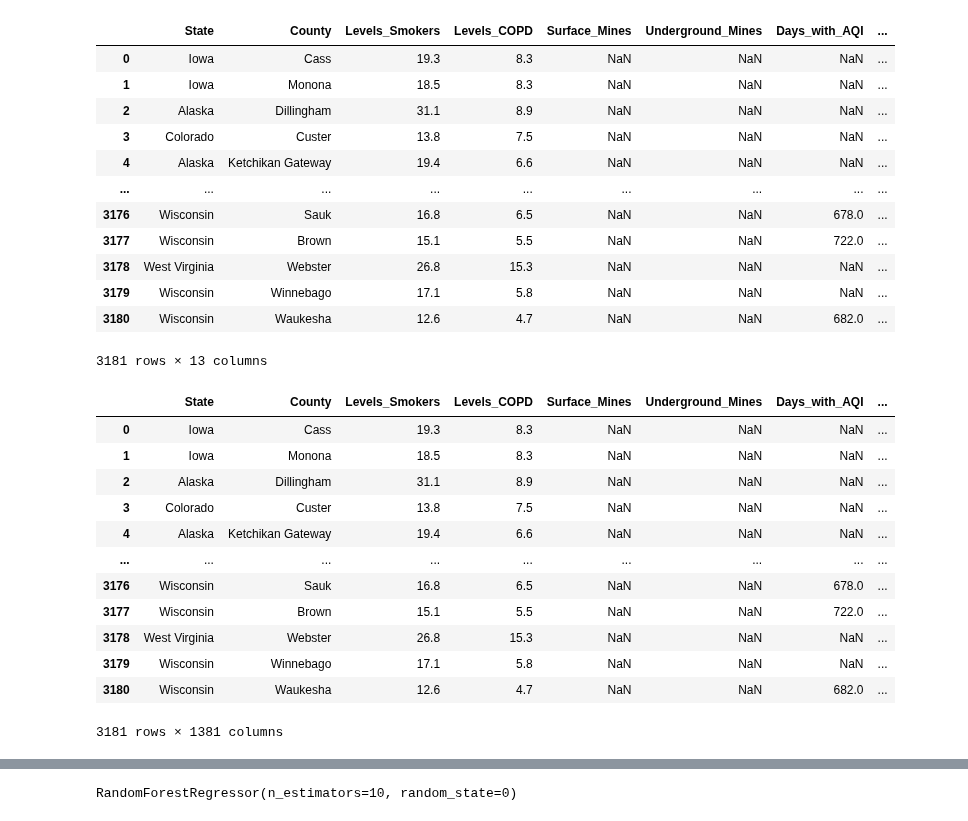
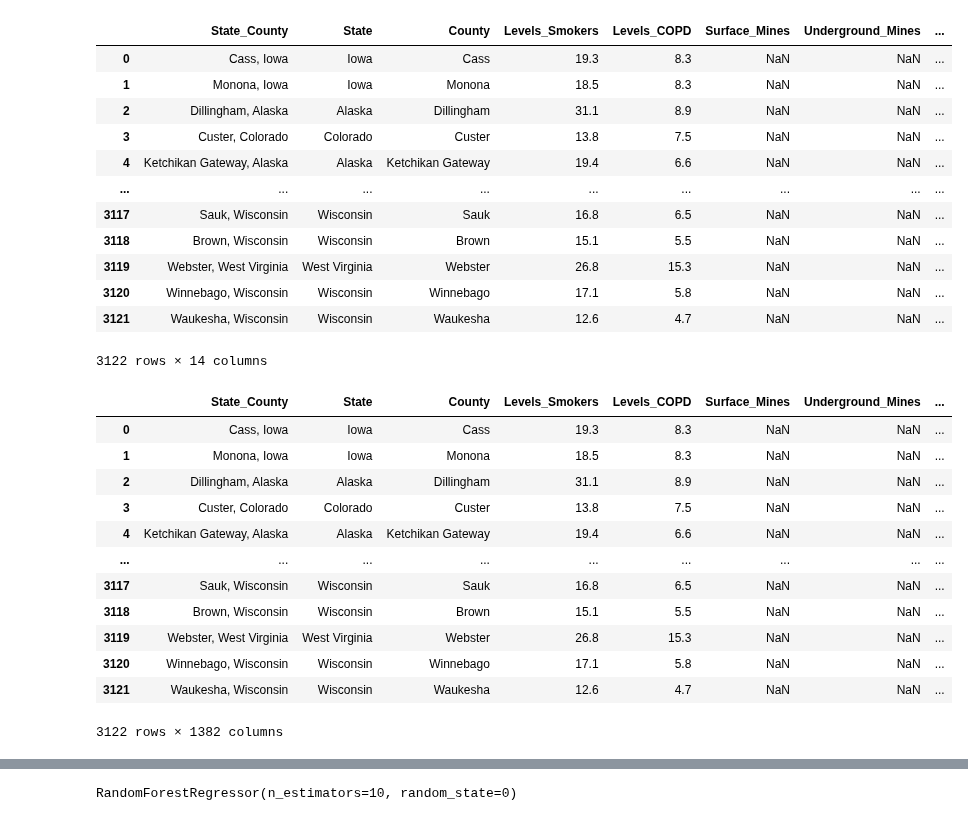
Before and after one commit to AvatarJoshi/copd_project, a Jupyter notebook: Machine_Learning/Random_Forest_Regression-Complex.ipynb, the cells around one changed output, grey strips where cells are left out. Saved outputs shown, nothing was run; the diff lists cells and outputs as text; code cells hidden in the pictures.

```diff
--- a/Machine_Learning/Random_Forest_Regression-Complex.ipynb
+++ b/Machine_Learning/Random_Forest_Regression-Complex.ipynb
@@ -9,6 +9,6 @@ from sklearn.preprocessing import LabelEncoder
 # %%
 # Import PLACES data
 places_df = pd.read_csv("./Resources/processed_PLACES_COPD.csv")
-places_df = places_df.drop(["State_County"], axis=1)
+# places_df = places_df.drop(["State_County"], axis=1)
 places_df.head()
 # %% [output]
@@ -21,6 +21,6 @@ places_df.head()
 # %%
 # Import Coal Mines data
 coal_df = pd.read_csv("./Resources/processed_Coal_Mines.csv")
-coal_df = coal_df.drop(["State_County"], axis=1)
+# coal_df = coal_df.drop(["State_County"], axis=1)
 coal_df.head()
 # %% [output]
@@ -33,6 +33,6 @@ coal_df.head()
 # %%
 # Import Air Quality data
 aqi_df = pd.read_csv("./Resources/processed_Decade_Air_Quality.csv")
-aqi_df = aqi_df.drop(["State_County"], axis=1)
+# aqi_df = aqi_df.drop(["State_County"], axis=1)
 aqi_df.head()
 # %% [output]
@@ -58,5 +58,5 @@ census_df.head()
 # %%
 # Merge places and coal dataframes
-merged_df = pd.merge(places_df, coal_df, on=["State", "County"], how="left")
+merged_df = pd.merge(places_df, coal_df, on=["State_County", "State", "County"], how="left")
 merged_df
 # %% [output]
@@ -76,39 +76,39 @@ merged_df
 # %%
 # Merge in the Air Quality data
-merged_df = pd.merge(merged_df, aqi_df, on=["State", "County"], how="left")
+merged_df = pd.merge(merged_df, aqi_df, on=["State_County", "State", "County"], how="left")
 merged_df
 # %% [output]
-|  | State | County | Levels_Smokers | Levels_COPD | Surface_Mines | Underground_Mines | Days_with_AQI | ... |
-| 0 | Iowa | Cass | 19.3 | 8.3 | NaN | NaN | NaN | ... |
-| 1 | Iowa | Monona | 18.5 | 8.3 | NaN | NaN | NaN | ... |
-| 2 | Alaska | Dillingham | 31.1 | 8.9 | NaN | NaN | NaN | ... |
-| 3 | Colorado | Custer | 13.8 | 7.5 | NaN | NaN | NaN | ... |
-| 4 | Alaska | Ketchikan Gateway | 19.4 | 6.6 | NaN | NaN | NaN | ... |
+|  | State_County | State | County | Levels_Smokers | Levels_COPD | Surface_Mines | Underground_Mines | ... |
+| 0 | Cass, Iowa | Iowa | Cass | 19.3 | 8.3 | NaN | NaN | ... |
+| 1 | Monona, Iowa | Iowa | Monona | 18.5 | 8.3 | NaN | NaN | ... |
+| 2 | Dillingham, Alaska | Alaska | Dillingham | 31.1 | 8.9 | NaN | NaN | ... |
+| 3 | Custer, Colorado | Colorado | Custer | 13.8 | 7.5 | NaN | NaN | ... |
+| 4 | Ketchikan Gateway, Alaska | Alaska | Ketchikan Gateway | 19.4 | 6.6 | NaN | NaN | ... |
 | ... | ... | ... | ... | ... | ... | ... | ... | ... |
-| 3176 | Wisconsin | Sauk | 16.8 | 6.5 | NaN | NaN | 678.0 | ... |
-| 3177 | Wisconsin | Brown | 15.1 | 5.5 | NaN | NaN | 722.0 | ... |
-| 3178 | West Virginia | Webster | 26.8 | 15.3 | NaN | NaN | NaN | ... |
-| 3179 | Wisconsin | Winnebago | 17.1 | 5.8 | NaN | NaN | NaN | ... |
-| 3180 | Wisconsin | Waukesha | 12.6 | 4.7 | NaN | NaN | 682.0 | ... |
+| 3117 | Sauk, Wisconsin | Wisconsin | Sauk | 16.8 | 6.5 | NaN | NaN | ... |
+| 3118 | Brown, Wisconsin | Wisconsin | Brown | 15.1 | 5.5 | NaN | NaN | ... |
+| 3119 | Webster, West Virginia | West Virginia | Webster | 26.8 | 15.3 | NaN | NaN | ... |
+| 3120 | Winnebago, Wisconsin | Wisconsin | Winnebago | 17.1 | 5.8 | NaN | NaN | ... |
+| 3121 | Waukesha, Wisconsin | Wisconsin | Waukesha | 12.6 | 4.7 | NaN | NaN | ... |
-3181 rows × 13 columns
+3122 rows × 14 columns
 # %%
 # Merge in the census data
-merged_df = pd.merge(merged_df, census_df, on=["State", "County"], how="left")
+merged_df = pd.merge(merged_df, census_df, on=["State_County", "State", "County"], how="left")
 merged_df
 # %% [output]
-|  | State | County | Levels_Smokers | Levels_COPD | Surface_Mines | Underground_Mines | Days_with_AQI | ... |
-| 0 | Iowa | Cass | 19.3 | 8.3 | NaN | NaN | NaN | ... |
-| 1 | Iowa | Monona | 18.5 | 8.3 | NaN | NaN | NaN | ... |
-| 2 | Alaska | Dillingham | 31.1 | 8.9 | NaN | NaN | NaN | ... |
-| 3 | Colorado | Custer | 13.8 | 7.5 | NaN | NaN | NaN | ... |
-| 4 | Alaska | Ketchikan Gateway | 19.4 | 6.6 | NaN | NaN | NaN | ... |
+|  | State_County | State | County | Levels_Smokers | Levels_COPD | Surface_Mines | Underground_Mines | ... |
+| 0 | Cass, Iowa | Iowa | Cass | 19.3 | 8.3 | NaN | NaN | ... |
+| 1 | Monona, Iowa | Iowa | Monona | 18.5 | 8.3 | NaN | NaN | ... |
+| 2 | Dillingham, Alaska | Alaska | Dillingham | 31.1 | 8.9 | NaN | NaN | ... |
+| 3 | Custer, Colorado | Colorado | Custer | 13.8 | 7.5 | NaN | NaN | ... |
+| 4 | Ketchikan Gateway, Alaska | Alaska | Ketchikan Gateway | 19.4 | 6.6 | NaN | NaN | ... |
 | ... | ... | ... | ... | ... | ... | ... | ... | ... |
-| 3176 | Wisconsin | Sauk | 16.8 | 6.5 | NaN | NaN | 678.0 | ... |
-| 3177 | Wisconsin | Brown | 15.1 | 5.5 | NaN | NaN | 722.0 | ... |
-| 3178 | West Virginia | Webster | 26.8 | 15.3 | NaN | NaN | NaN | ... |
-| 3179 | Wisconsin | Winnebago | 17.1 | 5.8 | NaN | NaN | NaN | ... |
-| 3180 | Wisconsin | Waukesha | 12.6 | 4.7 | NaN | NaN | 682.0 | ... |
+| 3117 | Sauk, Wisconsin | Wisconsin | Sauk | 16.8 | 6.5 | NaN | NaN | ... |
+| 3118 | Brown, Wisconsin | Wisconsin | Brown | 15.1 | 5.5 | NaN | NaN | ... |
+| 3119 | Webster, West Virginia | West Virginia | Webster | 26.8 | 15.3 | NaN | NaN | ... |
+| 3120 | Winnebago, Wisconsin | Wisconsin | Winnebago | 17.1 | 5.8 | NaN | NaN | ... |
+| 3121 | Waukesha, Wisconsin | Wisconsin | Waukesha | 12.6 | 4.7 | NaN | NaN | ... |
-3181 rows × 1381 columns
+3122 rows × 1382 columns
 # %%
 # View null values
 merged_df.isnull().sum()
```
Also changed, not shown: parts of 29 cells of this notebook, 3 other files.
